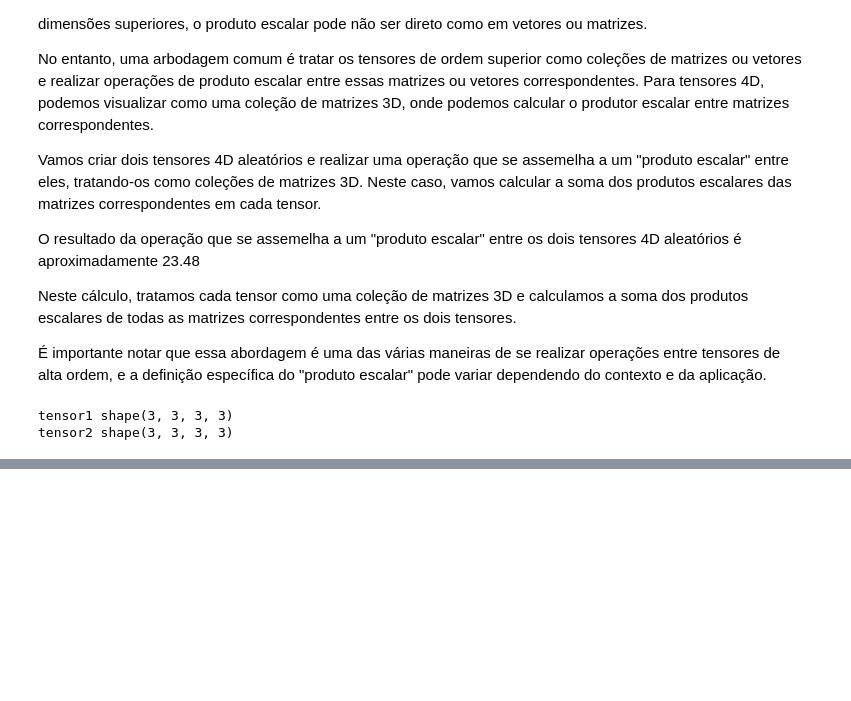
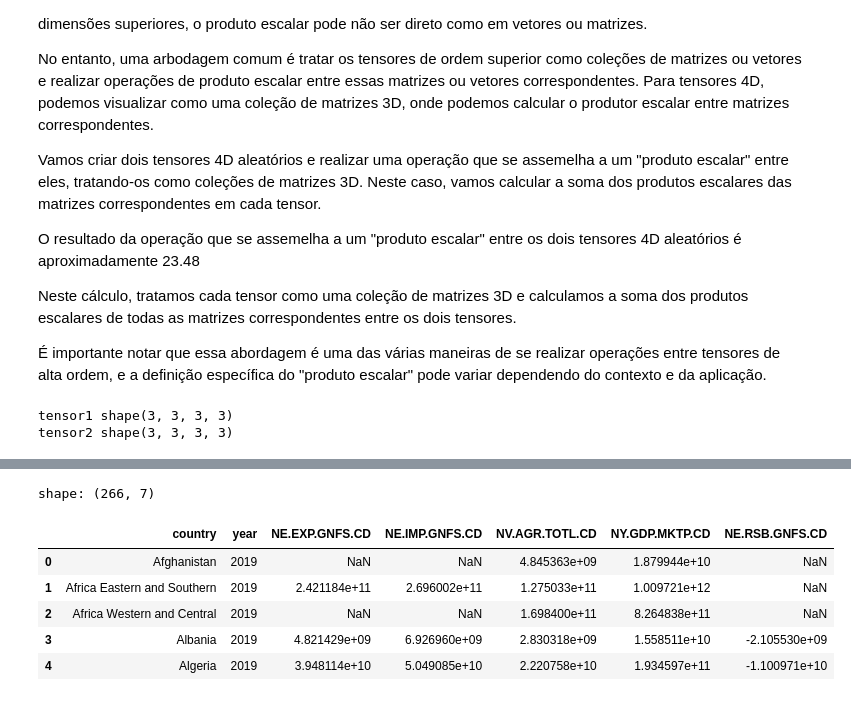
Before and after one commit to lleofernandes/DSA, a Jupyter notebook: 01_matematica_estatistica_ds_ml_ia/Lab4.ipynb, the cells around one changed output, grey strips where cells are left out. Saved outputs shown, nothing was run; the diff lists cells and outputs as text; code cells hidden in the pictures; blank space fills up the shorter version.

```diff
--- a/01_matematica_estatistica_ds_ml_ia/Lab4.ipynb
+++ b/01_matematica_estatistica_ds_ml_ia/Lab4.ipynb
@@ -924,0 +939,17 @@ Produto escalar: 17.86
+# %%
+# define os dados que faremos download do world bank
+codigos = ["NE.EXP.GNFS.CD", "NE.IMP.GNFS.CD", "NV.AGR.TOTL.CD", "NY.GDP.MKTP.CD", "NE.RSB.GNFS.CD"]
+
+# donwload ods dados e criação de um df
+dados = wb.download(country="all", indicator=codigos, start=2019, end=2019, errors="warn").reset_index()
+# %%
+print(f'shape: {dados.shape}')
+dados.head()
+# %% [output]
+shape: (266, 7)
+|  | country | year | NE.EXP.GNFS.CD | NE.IMP.GNFS.CD | NV.AGR.TOTL.CD | NY.GDP.MKTP.CD | NE.RSB.GNFS.CD |
+| 0 | Afghanistan | 2019 | NaN | NaN | 4.845363e+09 | 1.879944e+10 | NaN |
+| 1 | Africa Eastern and Southern | 2019 | 2.421184e+11 | 2.696002e+11 | 1.275033e+11 | 1.009721e+12 | NaN |
+| 2 | Africa Western and Central | 2019 | NaN | NaN | 1.698400e+11 | 8.264838e+11 | NaN |
+| 3 | Albania | 2019 | 4.821429e+09 | 6.926960e+09 | 2.830318e+09 | 1.558511e+10 | -2.105530e+09 |
+| 4 | Algeria | 2019 | 3.948114e+10 | 5.049085e+10 | 2.220758e+10 | 1.934597e+11 | -1.100971e+10 |
```
Also changed, not shown: parts of 18 cells of this notebook.
